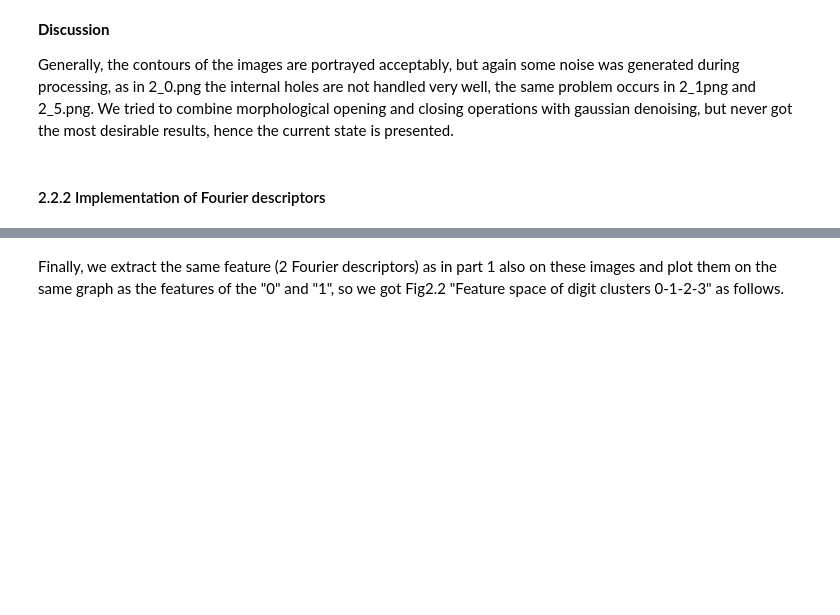
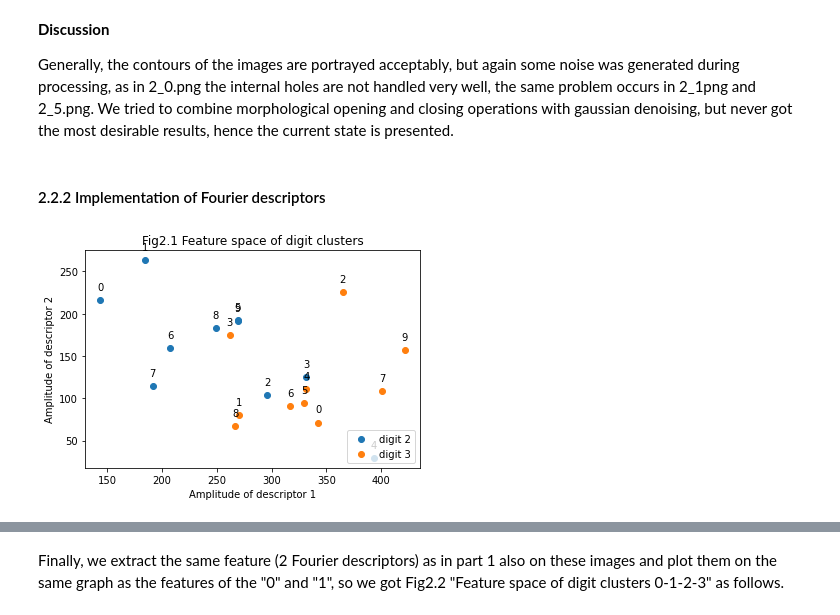
Before and after one commit to LTS5/iapr, a Jupyter notebook: labs/lab_02_object_description.ipynb, the cells around one changed output, grey strips where cells are left out. Saved outputs shown, nothing was run; the diff lists cells and outputs as text; code cells hidden in the pictures; blank space fills up the shorter version.

```diff
--- a/labs/lab_02_object_description.ipynb
+++ b/labs/lab_02_object_description.ipynb
@@ -1032,7 +1155,7 @@ def get_features(twos_contour, threes_contour, start=1, N=2, scale=None):
 
     return np.array(twos_features), np.array(threes_features)
 
-def plot_features(twos_features, threes_features, annote=None, title=None, plt_ax=None,p1=None):
+def plot_features_p2(twos_features, threes_features, annote=None, title=None, plt_ax=None,p1=None):
     if not plt_ax:
         plot_method= plt
         plt.xlabel('Amplitude of descriptor 1')
@@ -1049,33 +1172,36 @@ def plot_features(twos_features, threes_features, annote=None, title=None, plt_a
         plot_method.set_xlabel('Amplitude of descriptor 1')
         plot_method.set_ylabel('Amplitude of descriptor 2')
         plot_method.set_zlabel('Ampltitude of deacriptor 3')
-        # 如果需要画在同一张图中，设置p1=True
+        # If you need to draw in the same picture, set p1=True
         if p1:
             plot_method.scatter(twos_features[:,0], twos_features[:,1],twos_features[:,2], label='digit 0',marker="o",s=100)
             plot_method.scatter(threes_features[:,0], threes_features[:,1],twos_features[:,2], label='digit 1',marker=".",s=100)
         else:
             plot_method.scatter(twos_features[:,0], twos_features[:,1],twos_features[:,2], label='digit 2',marker="v",s=100)
             plot_method.scatter(threes_features[:,0], threes_features[:,1],twos_features[:,2], label='digit 3',marker="x",s=100)
 
     if annote:
         annote_text = [str(i) for i in range(10)]
         for text, twos, threes in zip(annote_text, twos_features, threes_features):
             plot_method.annotate(text, (twos[0],twos[1]), textcoords="offset points",
                          xytext=(0,10),
                          ha='center')
             plot_method.annotate(text, (threes[0],threes[1]), textcoords="offset points",
                          xytext=(0,10),
                          ha='center')
     if title:
         if not plt_ax:
             plt.title(title)
         else:
             plot_method.set_title(title)
 
     plot_method.legend(loc='lower right')
 
 # take features of 2, 3
 # fig = plt.figure(figsize=(6,6))
 # ax = fig.add_subplot(projection='3d')
+zeros_features, ones_features = get_features(zeros_contour, ones_contour, N=2)
 twos_features, threes_features = get_features(twos_contour, threes_contour, N=2)
-plot_features(twos_features, threes_features, annote=True, title='Fig2.1 Feature space of digit clusters', plt_ax=None)
+plot_features_p2(twos_features, threes_features, annote=True, title='Fig2.1 Feature space of digit clusters', plt_ax=None)
+# %% [output]
+[figure, added]
```
Also changed, not shown: parts of 41 cells of this notebook, 1 other file.
